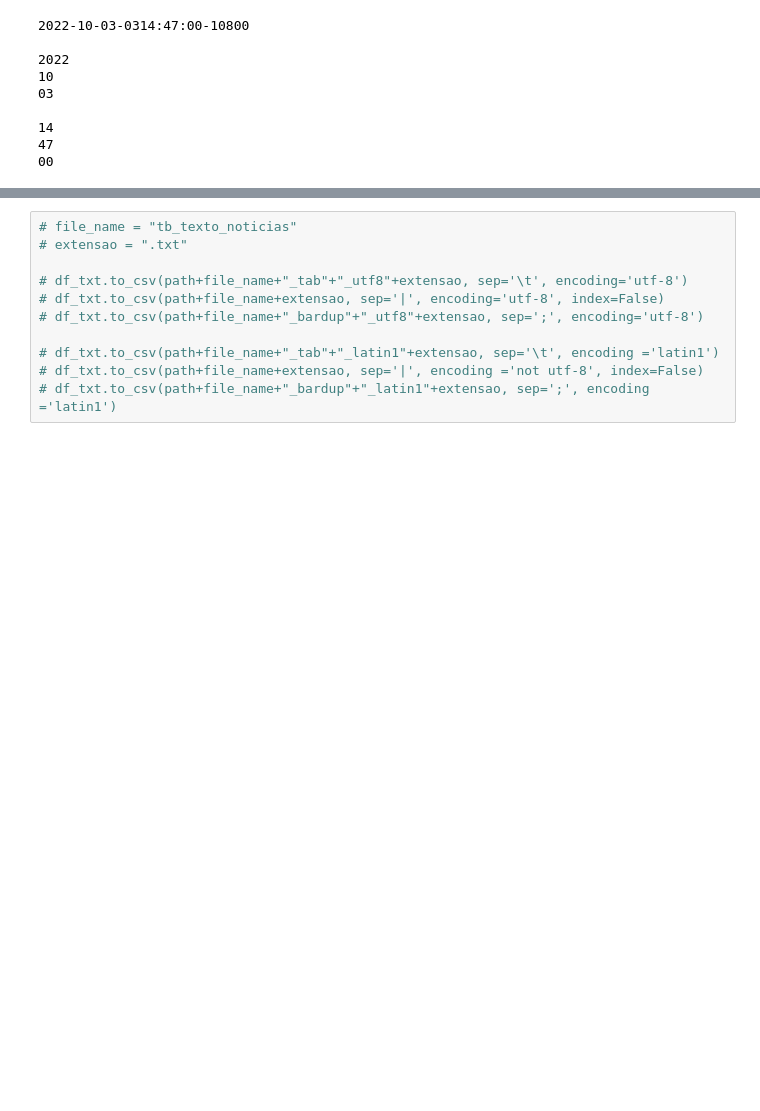
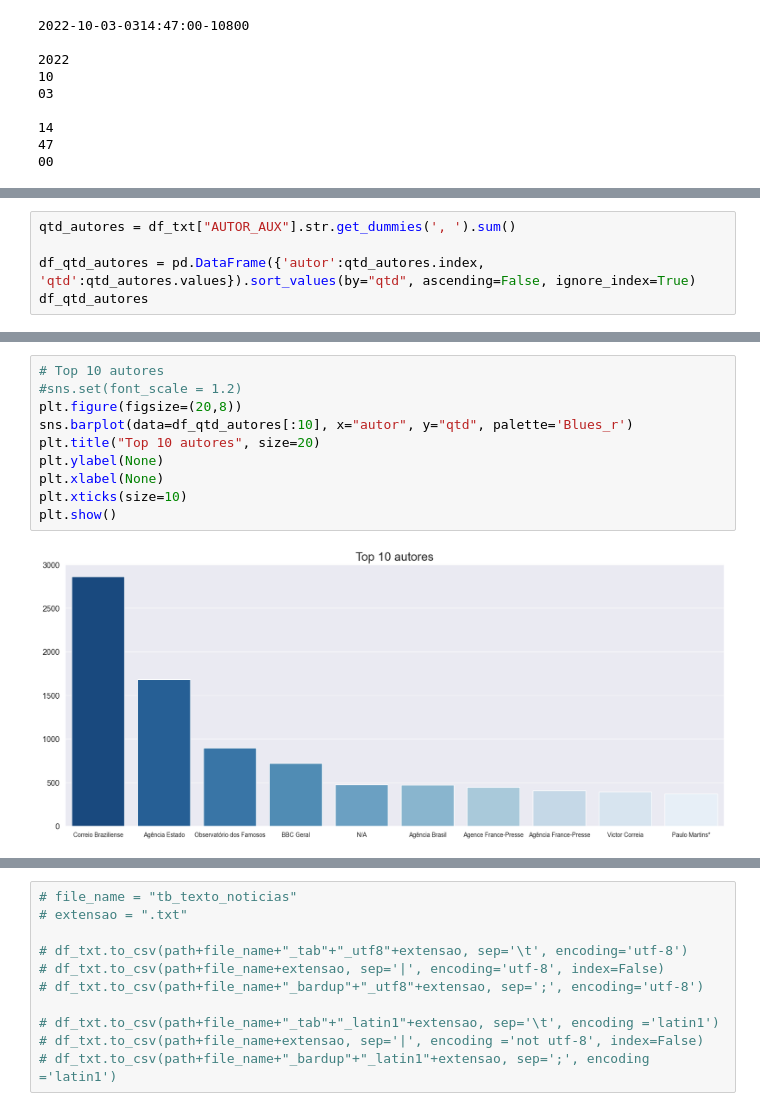
Before and after one commit to rafhaelom/monitoring-webscraping-newspaper, a Jupyter notebook: monitoramento_dados_webscraping_newspaper.ipynb, the cells around one changed output, grey strips where cells are left out. Saved outputs shown, nothing was run; the diff lists cells and outputs as text; blank space fills up the shorter version.

```diff
--- a/monitoramento_dados_webscraping_newspaper.ipynb
+++ b/monitoramento_dados_webscraping_newspaper.ipynb
@@ -452,0 +439,5 @@ memory usage: 1.3+ MB
+# %%
+qtd_autores = df_txt["AUTOR_AUX"].str.get_dummies(', ').sum()
+
+df_qtd_autores = pd.DataFrame({'autor':qtd_autores.index, 'qtd':qtd_autores.values}).sort_values(by="qtd", ascending=False, ignore_index=True)
+df_qtd_autores
@@ -452,0 +465,12 @@ memory usage: 1.3+ MB
+# %%
+# Top 10 autores
+#sns.set(font_scale = 1.2)
+plt.figure(figsize=(20,8))
+sns.barplot(data=df_qtd_autores[:10], x="autor", y="qtd", palette='Blues_r')
+plt.title("Top 10 autores", size=20)
+plt.ylabel(None)
+plt.xlabel(None)
+plt.xticks(size=10)
+plt.show()
+# %% [output]
+[figure, added]
```
Also changed, not shown: parts of 27 cells of this notebook, 1 other file.
